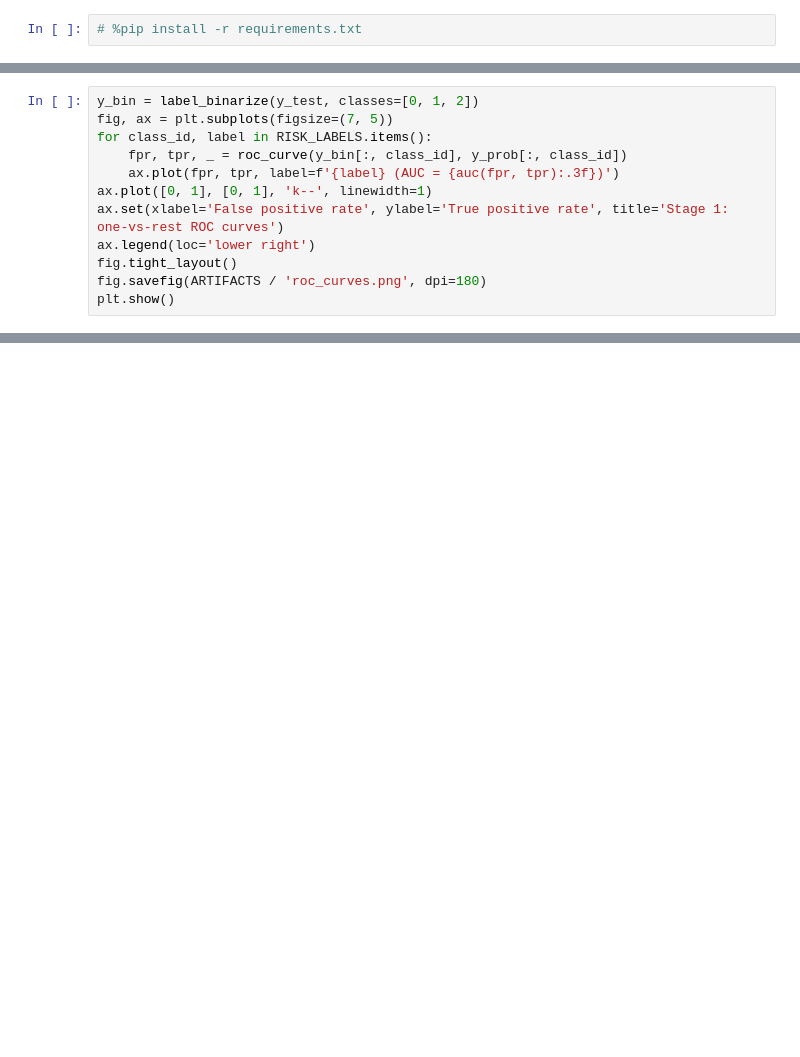
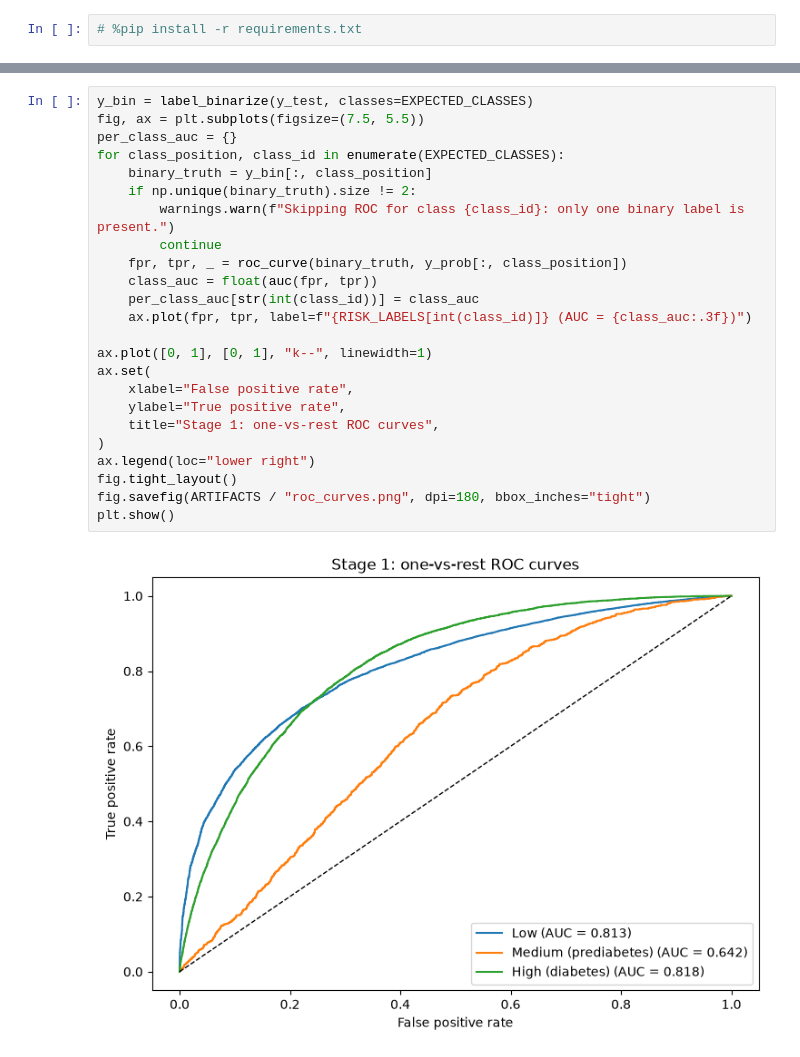
Before and after one commit to AA-49/digitalTwins, a Jupyter notebook: diabetes_risk_stages_1_2.ipynb, the cells around one changed output, grey strips where cells are left out. Saved outputs shown, nothing was run; the diff lists cells and outputs as text; blank space fills up the shorter version.

```diff
--- a/diabetes_risk_stages_1_2.ipynb
+++ b/diabetes_risk_stages_1_2.ipynb
@@ -181,12 +29,0 @@ plt.show()
-# %%
-y_bin = label_binarize(y_test, classes=[0, 1, 2])
-fig, ax = plt.subplots(figsize=(7, 5))
-for class_id, label in RISK_LABELS.items():
-    fpr, tpr, _ = roc_curve(y_bin[:, class_id], y_prob[:, class_id])
-    ax.plot(fpr, tpr, label=f'{label} (AUC = {auc(fpr, tpr):.3f})')
-ax.plot([0, 1], [0, 1], 'k--', linewidth=1)
-ax.set(xlabel='False positive rate', ylabel='True positive rate', title='Stage 1: one-vs-rest ROC curves')
-ax.legend(loc='lower right')
-fig.tight_layout()
-fig.savefig(ARTIFACTS / 'roc_curves.png', dpi=180)
-plt.show()
@@ -490,0 +336,26 @@ Saved: artifacts_notebook/stage3_case_study.json
+# %%
+y_bin = label_binarize(y_test, classes=EXPECTED_CLASSES)
+fig, ax = plt.subplots(figsize=(7.5, 5.5))
+per_class_auc = {}
+for class_position, class_id in enumerate(EXPECTED_CLASSES):
+    binary_truth = y_bin[:, class_position]
+    if np.unique(binary_truth).size != 2:
+        warnings.warn(f"Skipping ROC for class {class_id}: only one binary label is present.")
+        continue
+    fpr, tpr, _ = roc_curve(binary_truth, y_prob[:, class_position])
+    class_auc = float(auc(fpr, tpr))
+    per_class_auc[str(int(class_id))] = class_auc
+    ax.plot(fpr, tpr, label=f"{RISK_LABELS[int(class_id)]} (AUC = {class_auc:.3f})")
+
+ax.plot([0, 1], [0, 1], "k--", linewidth=1)
+ax.set(
+    xlabel="False positive rate",
+    ylabel="True positive rate",
+    title="Stage 1: one-vs-rest ROC curves",
+)
+ax.legend(loc="lower right")
+fig.tight_layout()
+fig.savefig(ARTIFACTS / "roc_curves.png", dpi=180, bbox_inches="tight")
+plt.show()
+# %% [output]
+[figure, added]
```
Also changed, not shown: parts of 48 cells of this notebook, 26 other files.
